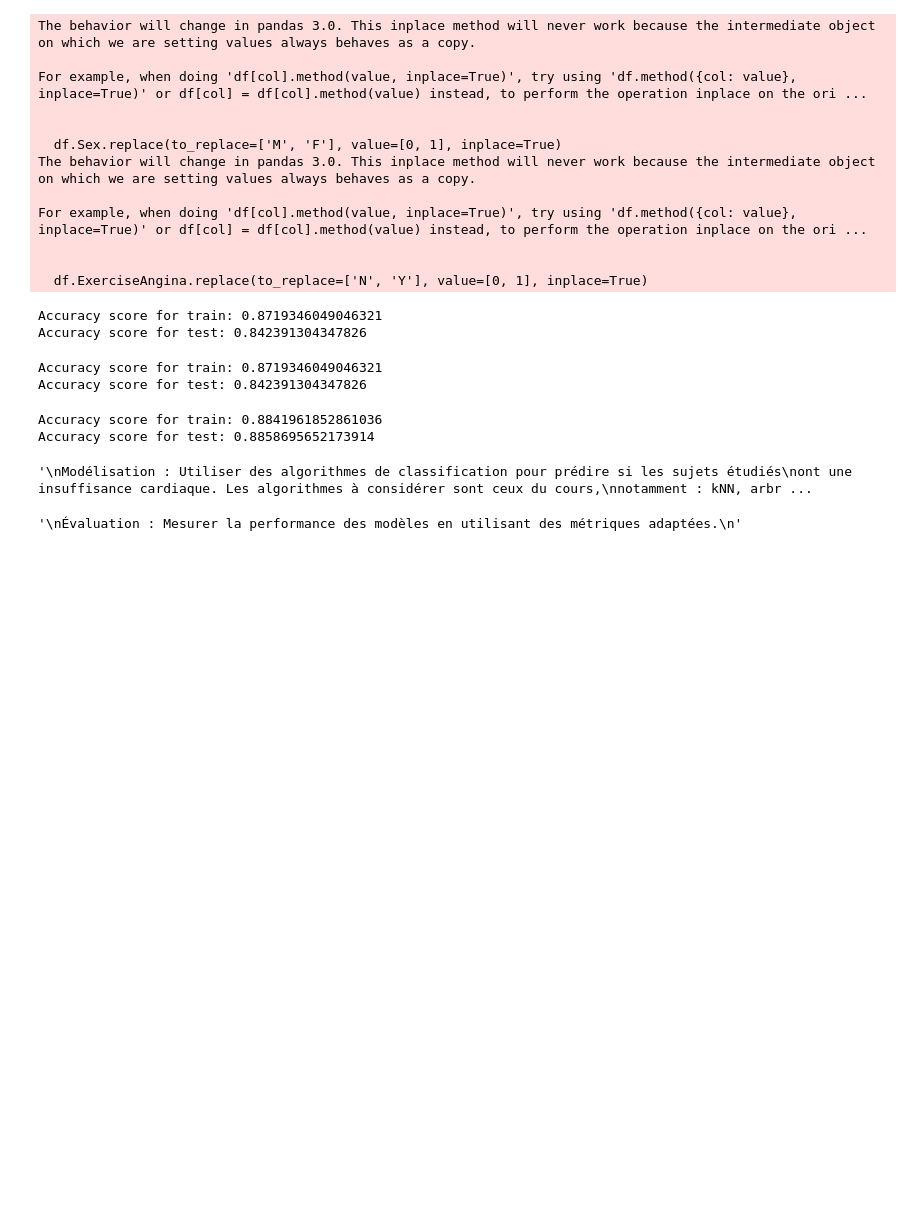
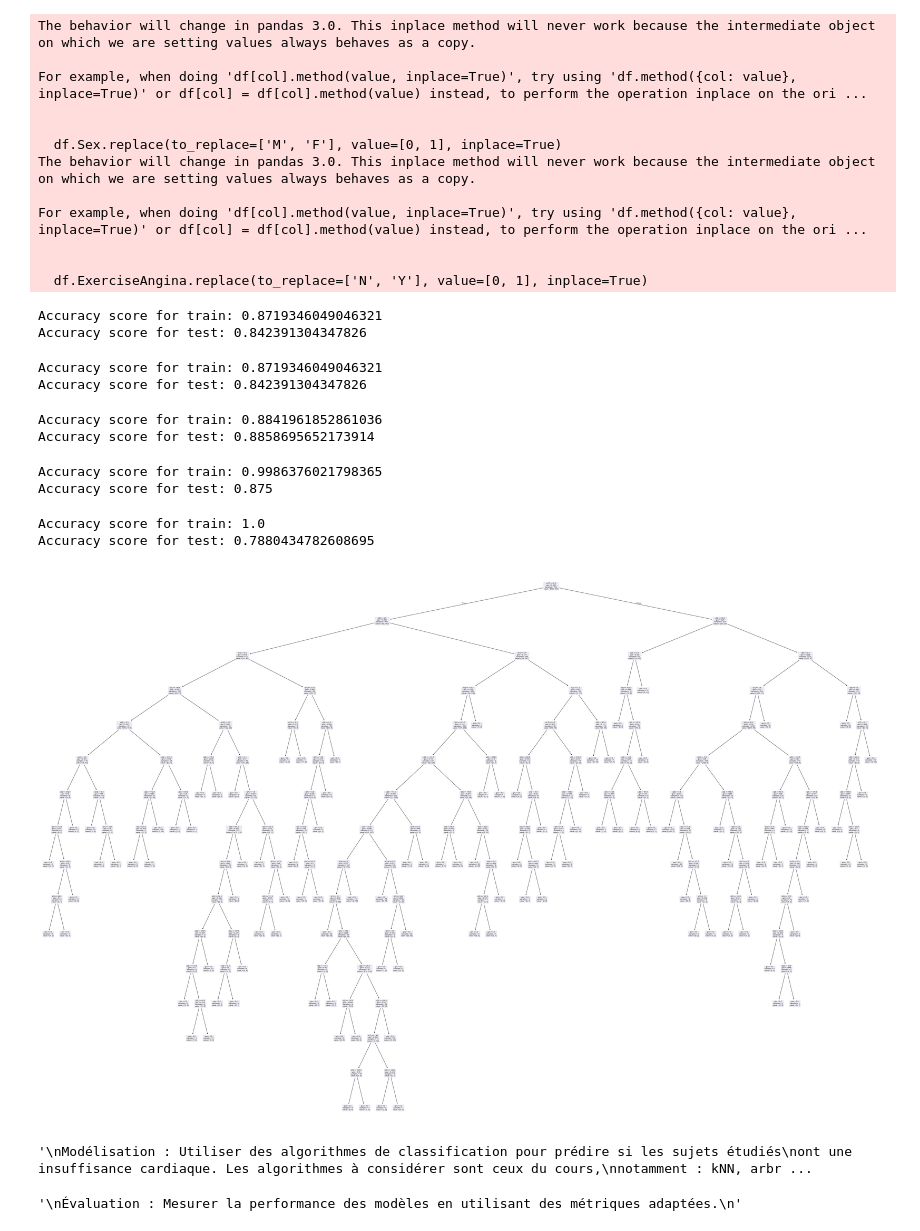
Before and after one commit to gatiengnv/heart_disease_detection, a Jupyter notebook: main.ipynb, the cells around one changed output. Drawn from its saved outputs; the diff is of its cells as text; code cells hidden in the pictures; blank space fills up the shorter version.

Commit message:
Add first version of RandomForest and DescisionTree

```diff
--- a/main.ipynb
+++ b/main.ipynb
@@ -369,6 +371,32 @@ print(f"Accuracy score for test: {accuracy_score(y_test, y_pred_test)}")
 # %% [output]
 Accuracy score for train: 0.8841961852861036
 Accuracy score for test: 0.8858695652173914
+# %%
+# Random forest
+random_forest_classifier = RandomForestClassifier()
+random_forest_classifier.fit(X_train, y_train)
+y_pred_train = random_forest_classifier.predict(X_train)
+y_pred_test = random_forest_classifier.predict(X_test)
+print(f"Accuracy score for train: {accuracy_score(y_train, y_pred_train)}")
+print(f"Accuracy score for test: {accuracy_score(y_test, y_pred_test)}")
+# %% [output]
+Accuracy score for train: 0.9986376021798365
+Accuracy score for test: 0.875
+# %%
+# Decision tree
+decision_tree_classifier = DecisionTreeClassifier()
+decision_tree_classifier.fit(X_train, y_train)
+y_pred_train = decision_tree_classifier.predict(X_train)
+y_pred_test = decision_tree_classifier.predict(X_test)
+print(f"Accuracy score for train: {accuracy_score(y_train, y_pred_train)}")
+print(f"Accuracy score for test: {accuracy_score(y_test, y_pred_test)}")
+plt.figure(figsize=(60, 40))
+plot_tree(decision_tree=decision_tree_classifier)
+plt.show()
+# %% [output]
+Accuracy score for train: 1.0
+Accuracy score for test: 0.7880434782608695
+[figure, added]
 # %%
 """
 Modélisation : Utiliser des algorithmes de classification pour prédire si les sujets étudiés
```
Also changed, not shown: parts of 1 cell of this notebook.
